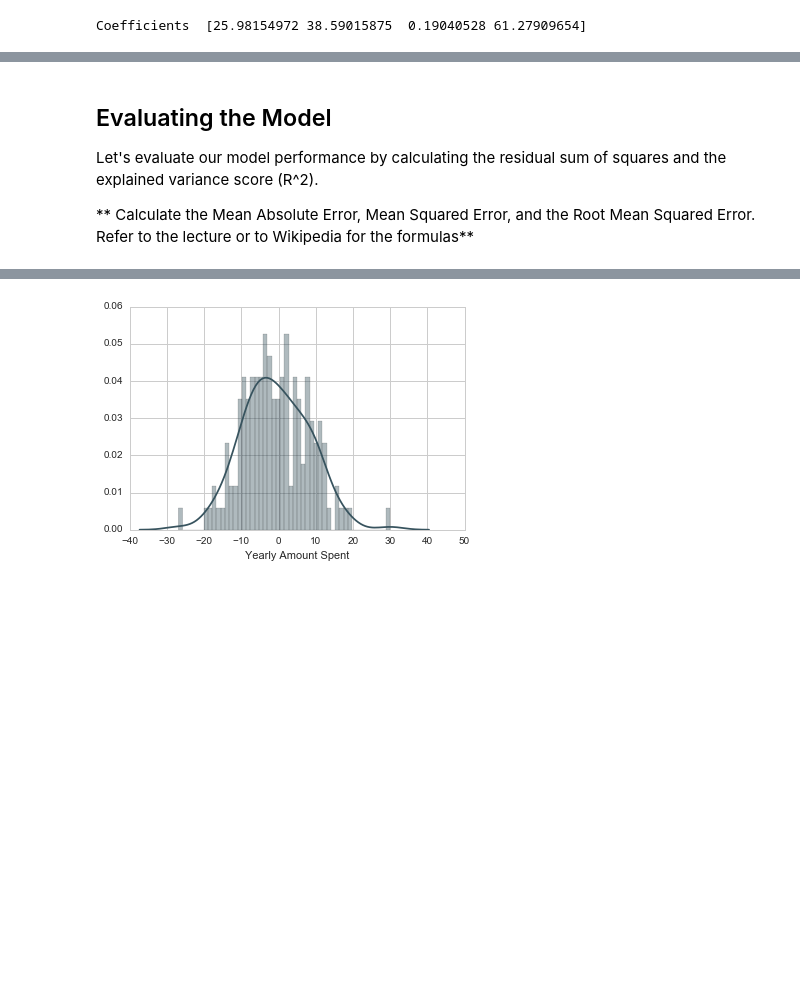
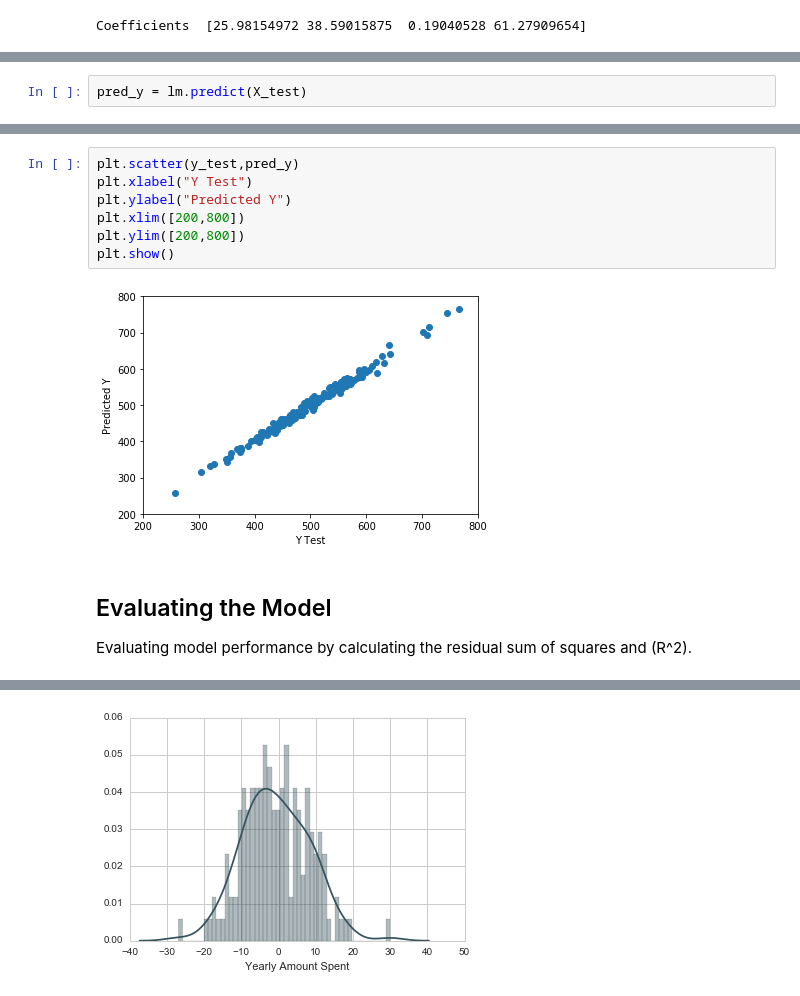
Before and after one commit to SaiGanesh26/E-Commerce-Company-focusing-on-Website-or-Mobile-App, a Jupyter notebook: E-commerce.ipynb, the cells around one changed output, grey strips where cells are left out. Cells and saved outputs as stored; diff of their text form; blank space fills up the shorter version.

Commit message:
model tested and evaluated

```diff
--- a/E-commerce.ipynb
+++ b/E-commerce.ipynb
@@ -138 +136,3 @@ Now that we have fit our model, let's evaluate its performance by predicting off
+# %%
+pred_y = lm.predict(X_test)
 # %% [markdown]
@@ -144,6 +140,13 @@ Now that we have fit our model, let's evaluate its performance by predicting off
+# %%
+plt.scatter(y_test,pred_y)
+plt.xlabel("Y Test")
+plt.ylabel("Predicted Y")
+plt.xlim([200,800])
+plt.ylim([200,800])
+plt.show()
+# %% [output]
+[figure, added]
 # %% [markdown]
 ## Evaluating the Model
 
-Let's evaluate our model performance by calculating the residual sum of squares and the explained variance score (R^2).
-
-** Calculate the Mean Absolute Error, Mean Squared Error, and the Root Mean Squared Error. Refer to the lecture or to Wikipedia for the formulas**
+Evaluating model performance by calculating the residual sum of squares and (R^2).
```
Also changed, not shown: parts of 7 cells of this notebook.
